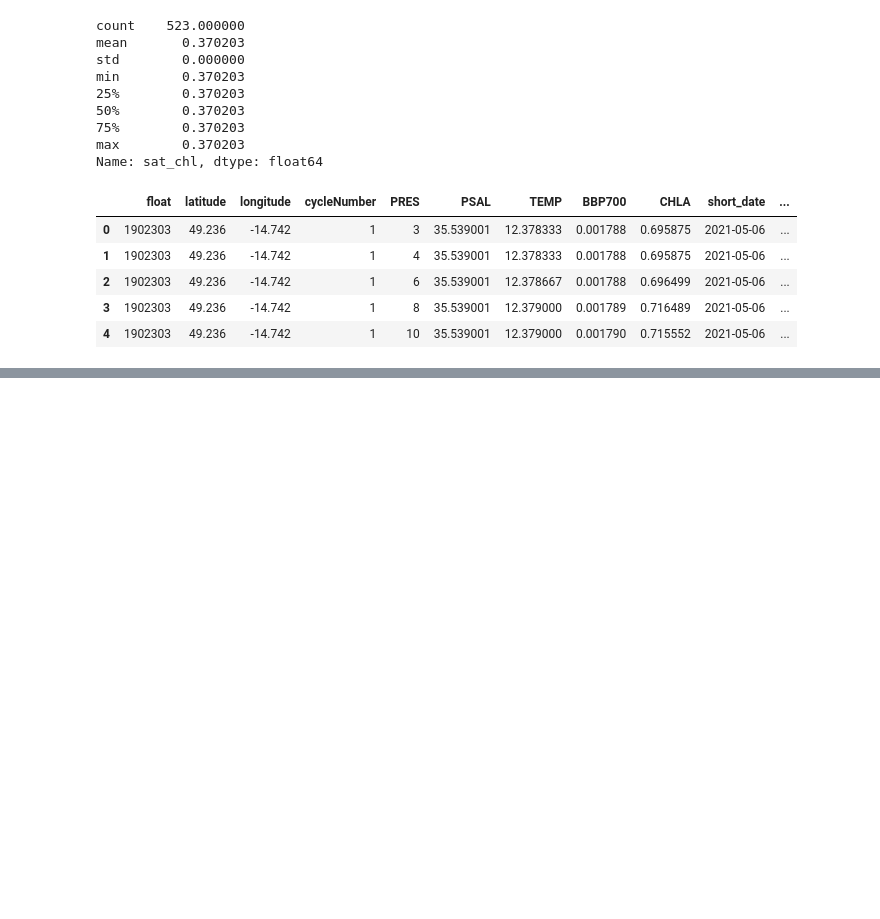
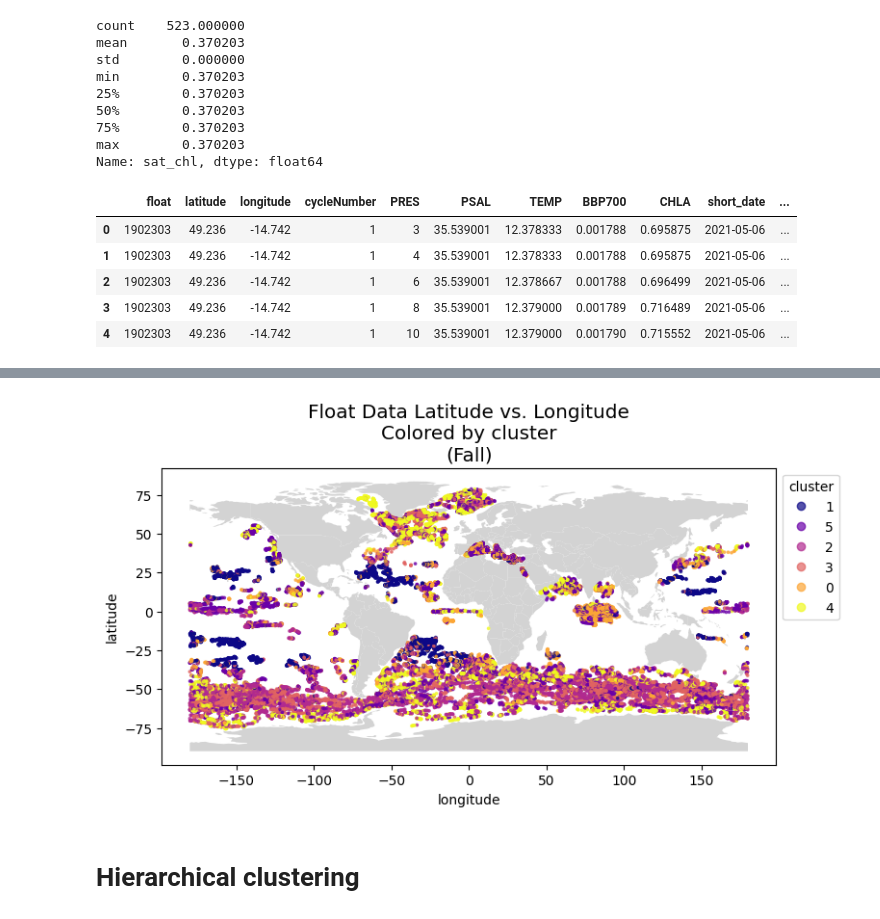
Before and after one commit to gnyirjesy/ocean-depth-characterization, a Jupyter notebook: EDA/clustering_gn.ipynb, the cells around one changed output, grey strips where cells are left out. Cells and saved outputs as stored; diff of their text form; code cells hidden in the pictures; blank space fills up the shorter version.

```diff
--- a/EDA/clustering_gn.ipynb
+++ b/EDA/clustering_gn.ipynb
@@ -277,0 +367,13 @@ _ = plt.plot(xdata, ydata,'x')
+# %%
+import geopandas as gpd
+plot_on_map(
+    df=pivoted,
+    features='cluster',
+    data_type='categorical',
+    source='float',
+    subtitle='Fall'
+)
+# %% [output]
+[figure, added]
+# %% [markdown]
+# Hierarchical clustering
```
Also changed, not shown: parts of 49 cells of this notebook.
